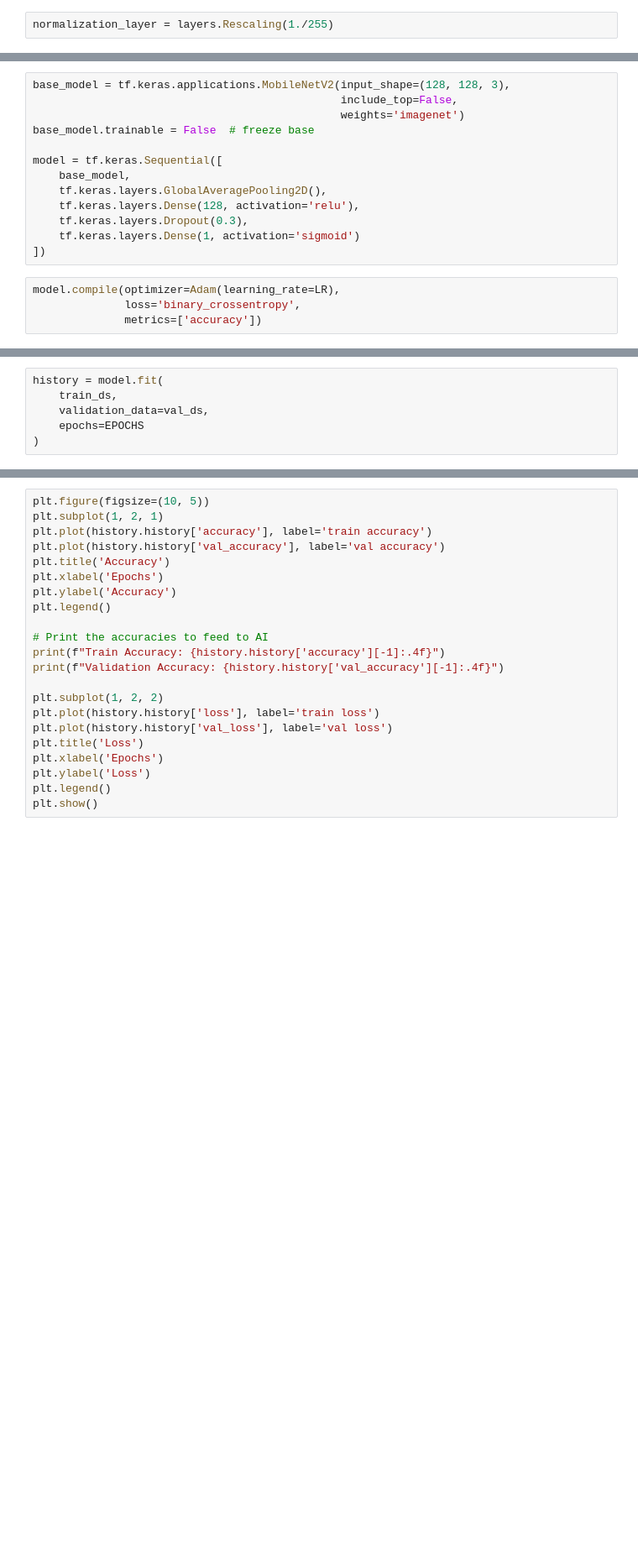
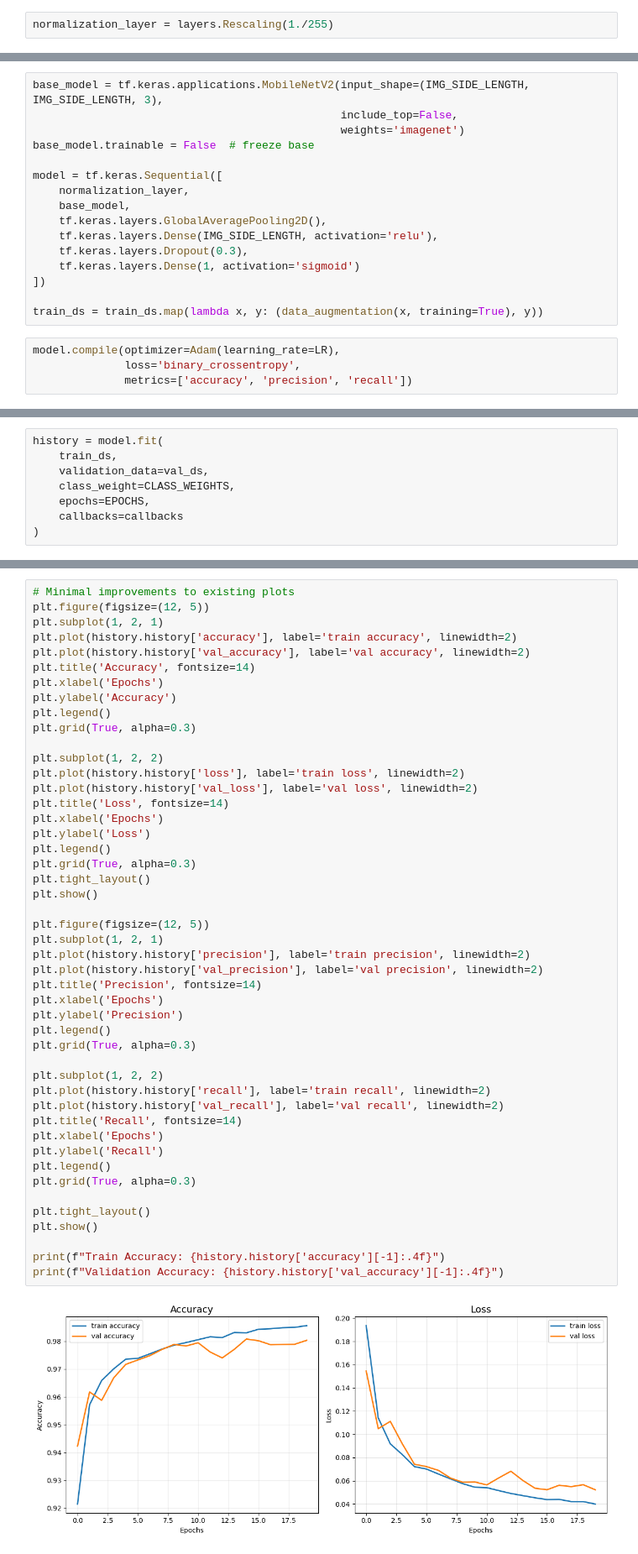
Before and after one commit to tehaandev/fyp-agro-edge-ai, a Jupyter notebook: notebooks/1_disease_detection.ipynb, the cells around one changed output, grey strips where cells are left out. Shown at 84% size. Saved outputs shown, nothing was run; the diff lists cells and outputs as text; blank space fills up the shorter version.

```diff
--- a/notebooks/1_disease_detection.ipynb
+++ b/notebooks/1_disease_detection.ipynb
@@ -80,17 +132,20 @@ plt.show()
 # %%
-base_model = tf.keras.applications.MobileNetV2(input_shape=(128, 128, 3),
+base_model = tf.keras.applications.MobileNetV2(input_shape=(IMG_SIDE_LENGTH, IMG_SIDE_LENGTH, 3),
                                                include_top=False,
                                                weights='imagenet')
 base_model.trainable = False  # freeze base
 
 model = tf.keras.Sequential([
+    normalization_layer,
     base_model,
     tf.keras.layers.GlobalAveragePooling2D(),
-    tf.keras.layers.Dense(128, activation='relu'),
+    tf.keras.layers.Dense(IMG_SIDE_LENGTH, activation='relu'),
     tf.keras.layers.Dropout(0.3),
     tf.keras.layers.Dense(1, activation='sigmoid')
 ])
+
+train_ds = train_ds.map(lambda x, y: (data_augmentation(x, training=True), y))
 # %%
 model.compile(optimizer=Adam(learning_rate=LR),
               loss='binary_crossentropy',
-              metrics=['accuracy'])
+              metrics=['accuracy', 'precision', 'recall'])
@@ -98,5 +181,7 @@ model.compile(optimizer=Adam(learning_rate=LR),
 history = model.fit(
     train_ds,
     validation_data=val_ds,
-    epochs=EPOCHS
+    class_weight=CLASS_WEIGHTS,
+    epochs=EPOCHS,
+    callbacks=callbacks
 )
@@ -103,22 +220,49 @@ history = model.fit(
 # %%
-plt.figure(figsize=(10, 5))
+# Minimal improvements to existing plots
+plt.figure(figsize=(12, 5))
 plt.subplot(1, 2, 1)
-plt.plot(history.history['accuracy'], label='train accuracy')
-plt.plot(history.history['val_accuracy'], label='val accuracy')
-plt.title('Accuracy')
+plt.plot(history.history['accuracy'], label='train accuracy', linewidth=2)
+plt.plot(history.history['val_accuracy'], label='val accuracy', linewidth=2)
+plt.title('Accuracy', fontsize=14)
 plt.xlabel('Epochs')
 plt.ylabel('Accuracy')
 plt.legend()
-
-# Print the accuracies to feed to AI
-print(f"Train Accuracy: {history.history['accuracy'][-1]:.4f}")
-print(f"Validation Accuracy: {history.history['val_accuracy'][-1]:.4f}")
+plt.grid(True, alpha=0.3)
 
 plt.subplot(1, 2, 2)
-plt.plot(history.history['loss'], label='train loss')
-plt.plot(history.history['val_loss'], label='val loss')
-plt.title('Loss')
+plt.plot(history.history['loss'], label='train loss', linewidth=2)
+plt.plot(history.history['val_loss'], label='val loss', linewidth=2)
+plt.title('Loss', fontsize=14)
 plt.xlabel('Epochs')
 plt.ylabel('Loss')
 plt.legend()
+plt.grid(True, alpha=0.3)
+plt.tight_layout()
 plt.show()
+
+plt.figure(figsize=(12, 5))
+plt.subplot(1, 2, 1)
+plt.plot(history.history['precision'], label='train precision', linewidth=2)
+plt.plot(history.history['val_precision'], label='val precision', linewidth=2)
+plt.title('Precision', fontsize=14)
+plt.xlabel('Epochs')
+plt.ylabel('Precision')
+plt.legend()
+plt.grid(True, alpha=0.3)
+
+plt.subplot(1, 2, 2)
+plt.plot(history.history['recall'], label='train recall', linewidth=2)
+plt.plot(history.history['val_recall'], label='val recall', linewidth=2)
+plt.title('Recall', fontsize=14)
+plt.xlabel('Epochs')
+plt.ylabel('Recall')
+plt.legend()
+plt.grid(True, alpha=0.3)
+
+plt.tight_layout()
+plt.show()
+
+print(f"Train Accuracy: {history.history['accuracy'][-1]:.4f}")
+print(f"Validation Accuracy: {history.history['val_accuracy'][-1]:.4f}")
+# %% [output]
+[figure, added]
```
Also changed, not shown: parts of 17 cells of this notebook, 3 other files.
